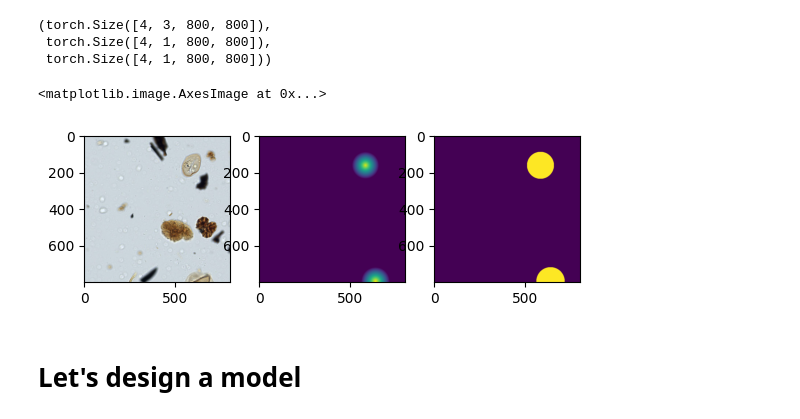
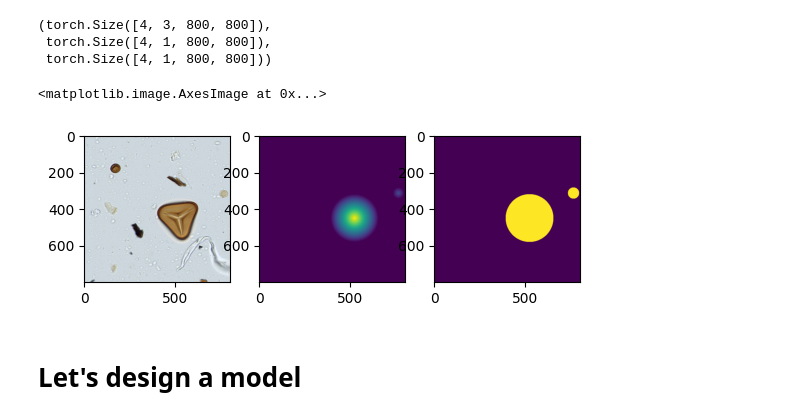
Before and after one commit to aimerykong/MPC2026-tutorial, a Jupyter notebook: code008_pollen_detection_training.ipynb, the cells around one changed output. Saved outputs shown, nothing was run; the diff lists cells and outputs as text; code cells hidden in the pictures.

```diff
--- a/code008_pollen_detection_training.ipynb
+++ b/code008_pollen_detection_training.ipynb
@@ -104,4 +108,4 @@ Drive already mounted at /content/drive; to attempt to forcibly remount, call dr
 # %%
-# ! rm -rf ./dataset_for_detection/
-!ls *
+root_folder = '/content/drive/MyDrive/MPC2026-shortcourse'
+!ls $root_folder
 # %% [output]
@@ -134,7 +119,7 @@ california_housing_train.csv  README.md
 # Split the dataset into a training set and a validation set at slices level
 # %%
 # save this split for training and evaluation the model we will develop later
-filename = './meta_detection.pkl'
+filename = os.path.join(root_folder, 'meta_detection.pkl')
 with open(filename, 'rb') as file:
     datasetInfo = pickle.load(file)
 
@@ -150,7 +135,7 @@ valid_maskList_cleanup = []
 
 for i in range(len(train_imgList)):
     if len(train_maskList[i])!=0 and [] not in train_maskList[i]:
-        train_imgList_cleanup += [train_imgList[i]]
+        train_imgList_cleanup += [os.path.join(root_folder, train_imgList[i])]
         train_maskList_cleanup += [train_maskList[i]]
     else:
         print(train_imgList[i])
@@ -172,7 +157,7 @@ dataset_for_detection/45568x_45200y/5z.jpg
 # %%
 for i in range(len(valid_imgList)):
     if len(valid_maskList[i])!=0  and [] not in valid_maskList[i]:
-        valid_imgList_cleanup += [valid_imgList[i]]
+        valid_imgList_cleanup += [os.path.join(root_folder, valid_imgList[i])]
         valid_maskList_cleanup += [valid_maskList[i]]
     else:
         print(valid_imgList[i])
@@ -331,27 +316,27 @@ cur_img.shape, cur_disTransformMask.shape, cur_binaryMask.shape
  torch.Size([4, 1, 800, 800]),
  torch.Size([4, 1, 800, 800]))
 # %%
-idx = 1
+idx = 3
 
 
 vis_img = cur_img[idx].permute(1,2,0).cpu().numpy()
 vis_disTransformMask = cur_disTransformMask[idx].squeeze().cpu().numpy()
 vis_binaryMask = cur_binaryMask[idx].squeeze().cpu().numpy()
 
 plt.subplot(1, 3, 1) # 1 row, 2 columns, 1st plot
 vis_img-=vis_img.min()
 vis_img/=vis_img.max()
 plt.imshow(vis_img)
 
 plt.subplot(1, 3, 2) # 1 row, 3 columns, 2nd plot
 plt.imshow(vis_disTransformMask)
 
 
 plt.subplot(1, 3, 3) # 1 row, 3 columns, 3rd plot
 plt.imshow(vis_binaryMask)
 # %% [output]
 <matplotlib.image.AxesImage at 0x...>
-[figure, old version]
+[figure, new version]
 # %% [markdown]
 # Let's design a model
 # %%
```
Also changed, not shown: parts of 10 cells of this notebook.
